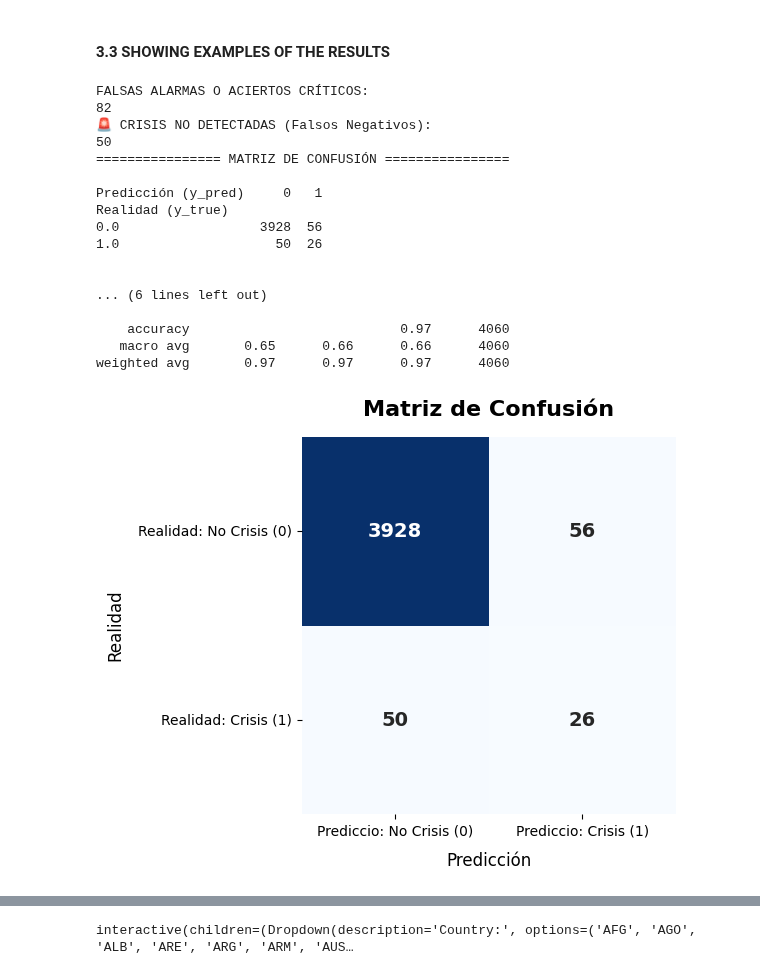
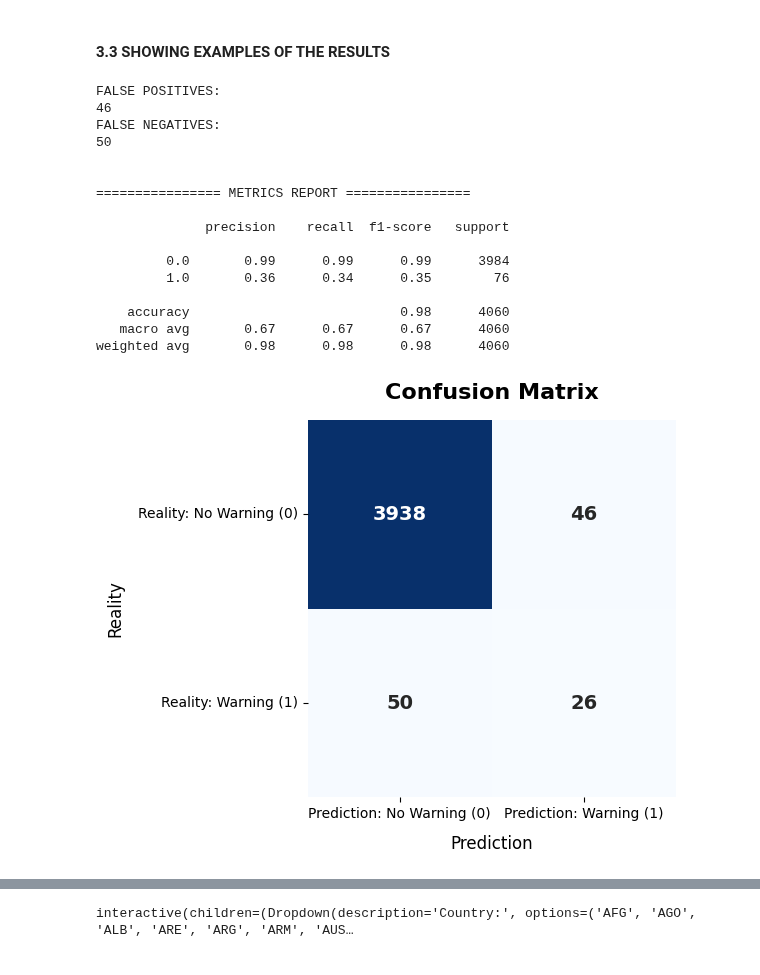
Before and after one commit to gallagelpi/Master_thesis, a Jupyter notebook: pipeline/results.ipynb, the cells around one changed output, grey strips where cells are left out. Saved outputs shown, nothing was run; the diff lists cells and outputs as text; code cells hidden in the pictures.

```diff
--- a/pipeline/results.ipynb
+++ b/pipeline/results.ipynb
@@ -293,3 +295,9 @@ We have decided that our final model is the one containing the following feature
 # %%
-FINAL_FEATURES = []
+best_features_derived_humanitarian_impact = ['disp_6m_avg', 'rolling_3m_displacements', 'disp_3m_avg', 'fatalities_lag1', 'lethality_rate', 'fat_3m_avg', 'fat_6m_avg', 'acled_disp_score_max', 'fatalities_lag2', 'acled_disp_score_mean', 'conflict_severity_index', 'acled_semantic_intensity', 'disp_change_lag2_to_now', 'disp_per_event', 'disp_per_fatality']
+features_cerf_signals =  ['p_sig1', 'p_sig2', 'p_sig3', 'protracted_signal', 'h_sig1', 'h_sig2', 'hard_onset_signal']
+
+FINAL_FEATURES = best_features_derived_humanitarian_impact + ['INFORM'] + features_cerf_signals + ['risk_3', 'risk_12']
 TARGET_COL = 'target_2m'
+# %%
+ruta_parquet = "../data_clean/final_data.parquet"
+df_original = pd.read_parquet(ruta_parquet)
@@ -406,0 +562,11 @@ print("Final model trained successfully on 100% of the data.")
+# %%
+min_month = df_preds['month'].min()
+
+df_original_test = df_original[df_original.index.get_level_values('month') >= min_month].copy()
+df_preds_indexed = df_preds.set_index(['iso3', 'month'])
+df_final_test = df_original_test.join(df_preds_indexed, how='left')
+
+# Quick check
+print(f"Test period starts at: {min_month}")
+print(f"Rows in df_original_test: {len(df_original_test)}")
+print(f"Rows in df_final_test: {len(df_final_test)}")
@@ -498,8 +678,11 @@ Generando el gráfico Summary Plot...
 # %% [markdown]
 #### 3.3 SHOWING EXAMPLES OF THE RESULTS
 # %%
+# Drop rows where we don't have predictions or true values
+df_eval = df_final_test.dropna(subset=['y_true', 'y_pred'])
+
 print("FALSE POSITIVES:")
-print(len(df_eval[df_eval['y_pred'] == 1]))
+print(len(df_eval[(df_eval['y_pred'] == 1) & (df_eval['y_true'] == 0)]))
 
 print("FALSE NEGATIVES:")
 print(len(df_eval[(df_eval['y_pred'] == 0) & (df_eval['y_true'] == 1)]))
@@ -507,40 +690,39 @@ print(len(df_eval[(df_eval['y_pred'] == 0) & (df_eval['y_true'] == 1)]))
 print("\n\n================ METRICS REPORT ================\n")
 print(classification_report(df_eval['y_true'], df_eval['y_pred']))
 # %% [output]
-FALSAS ALARMAS O ACIERTOS CRÍTICOS:
-82
-🚨 CRISIS NO DETECTADAS (Falsos Negativos):
+FALSE POSITIVES:
+46
+FALSE NEGATIVES:
 50
-================ MATRIZ DE CONFUSIÓN ================
-
-Predicción (y_pred)     0   1
-Realidad (y_true)
-0.0                  3928  56
-1.0                    50  26
 
 
-... (6 lines left out)
+================ METRICS REPORT ================
 
-    accuracy                           0.97      4060
-   macro avg       0.65      0.66      0.66      4060
-weighted avg       0.97      0.97      0.97      4060
+              precision    recall  f1-score   support
+
+         0.0       0.99      0.99      0.99      3984
+         1.0       0.36      0.34      0.35        76
+
+    accuracy                           0.98      4060
+   macro avg       0.67      0.67      0.67      4060
+weighted avg       0.98      0.98      0.98      4060
 # %%
 # Comput the confusion matrix
 cm = confusion_matrix(df_eval['y_true'], df_eval['y_pred'])
 
 
 plt.figure(figsize=(6, 5))
 sns.heatmap(cm, annot=True, fmt='d', cmap='Blues', cbar=False,
-            xticklabels=['Prediction: No Crisis (0)', 'Prediction: Crisis (1)'],
-            yticklabels=['Reality: No Crisis (0)', 'Reality: Crisis (1)'],
+            xticklabels=['Prediction: No Warning (0)', 'Prediction: Warning (1)'],
+            yticklabels=['Reality: No Warning (0)', 'Reality: Warning (1)'],
             annot_kws={"size": 14, "weight": "bold"})
 
 plt.title('Confusion Matrix', fontsize=16, fontweight='bold', pad=15)
 plt.xlabel('Prediction', fontsize=12, labelpad=10)
 plt.ylabel('Reality', fontsize=12, labelpad=10)
 plt.xticks(rotation=0)
 plt.yticks(rotation=0)
 plt.tight_layout()
 plt.show()
 # %% [output]
-[figure, old version]
+[figure, new version]
```
Also changed, not shown: parts of 20 cells of this notebook, 2 other files.
